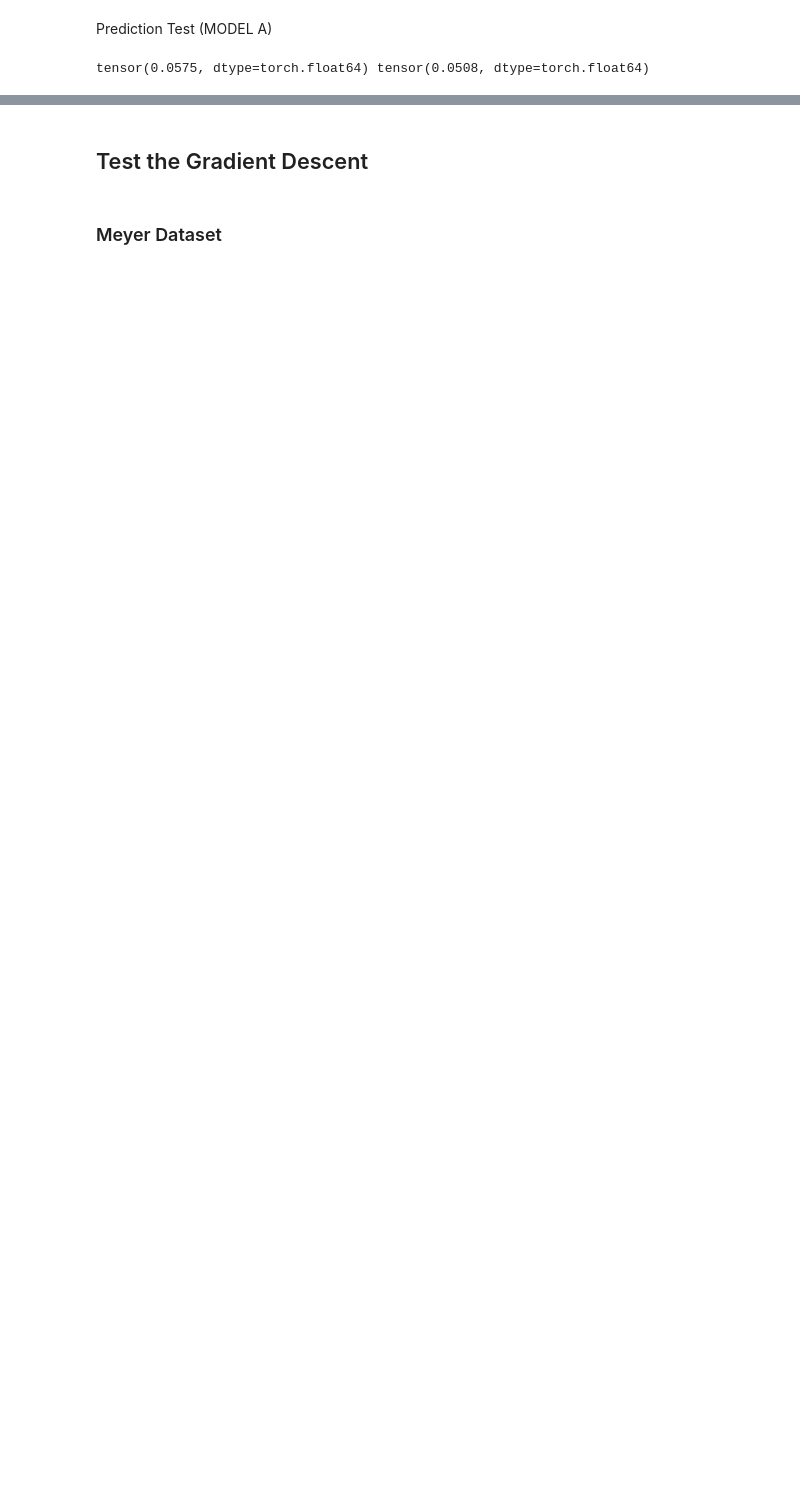
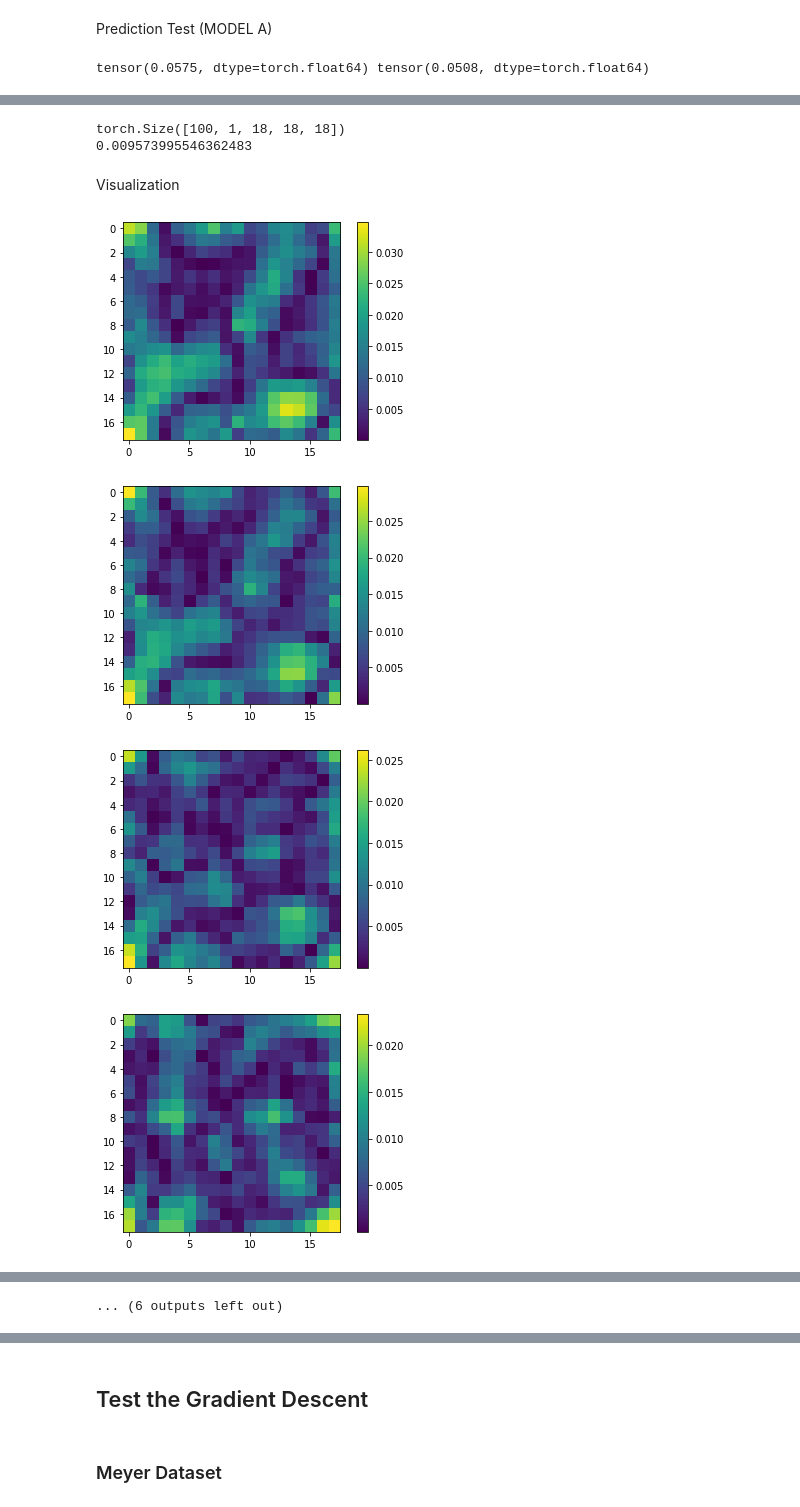
Before and after one commit to emacosta95/dft_autoencoder, a Jupyter notebook: Test.ipynb, the cells around one changed output, grey strips where cells are left out. Saved outputs shown, nothing was run; the diff lists cells and outputs as text; code cells hidden in the pictures; blank space fills up the shorter version.

```diff
--- a/Test.ipynb
+++ b/Test.ipynb
@@ -147,0 +178,58 @@ tensor(0.0575, dtype=torch.float64) tensor(0.0508, dtype=torch.float64)
+# %%
+n_torch = n_torch.unsqueeze(1)
+latent_mu, latent_logvar = model.Encoder(n_torch)
+n_recon = model.Decoder(latent_mu)
+dx=2/18
+print(n_recon.shape)
+dn=torch.sum(torch.abs(n_torch.squeeze(1)-n_recon.squeeze(1)),dim=(-1,-2,-3))*dx**3
+dn=dn.mean()
+print(dn.item())
+# %% [output]
+torch.Size([100, 1, 18, 18, 18])
+0.009573995546362483
+# %% [markdown]
+Visualization
+# %%
+n_recon_img=n_recon.squeeze(1).detach().cpu().numpy()
+n_img=n_torch.squeeze(1).detach().cpu().numpy()
+
+# for i in range(2):
+#     plt.plot(n_recon_img[i,0,0,:])
+#     plt.plot(n_img[i,0,0,:])
+#     plt.show()
+
+# for i in range(2):
+#     plt.plot(n_recon_img[i,0,:,0])
+#     plt.plot(n_img[i,0,:,0])
+#     plt.show()
+
+
+import matplotlib.pyplot as plt
+from matplotlib import cm
+from matplotlib.ticker import LinearLocator
+import numpy as np
+
+
+# Make data.
+x = np.linspace(0, 2, 18)
+y = np.linspace(0, 2, 18)
+x, y = np.meshgrid(x, y)
+
+# Plot the surface.
+for i in range(18):
+    #fig, ax = plt.subplots(subplot_kw={"projection": "3d"})
+    fig=plt.figure()
+    # ax.plot_surface(x, y, n_recon_img[0,:,:,i], color='blue',alpha=0.5,
+    #                    linewidth=0, antialiased=False)
+    # ax.plot_surface(x, y, np.abs(n_img[0,:,:,i]-n_recon_img[0,:,:,i]),
+    #                    linewidth=0, antialiased=False,alpha=0.2,color='red')
+
+    plt.imshow(np.abs(n_img[0,:,:,i]-n_recon_img[0,:,:,i]))
+    plt.colorbar()
+
+    plt.show()
+# %% [output]
+[figure, added]
+[figure, added]
+[figure, added]
+[figure, added]
@@ -147,0 +244 @@ tensor(0.0575, dtype=torch.float64) tensor(0.0508, dtype=torch.float64)
+... (6 outputs left out)
```
Also changed, not shown: parts of 49 cells of this notebook, 8 other files.
